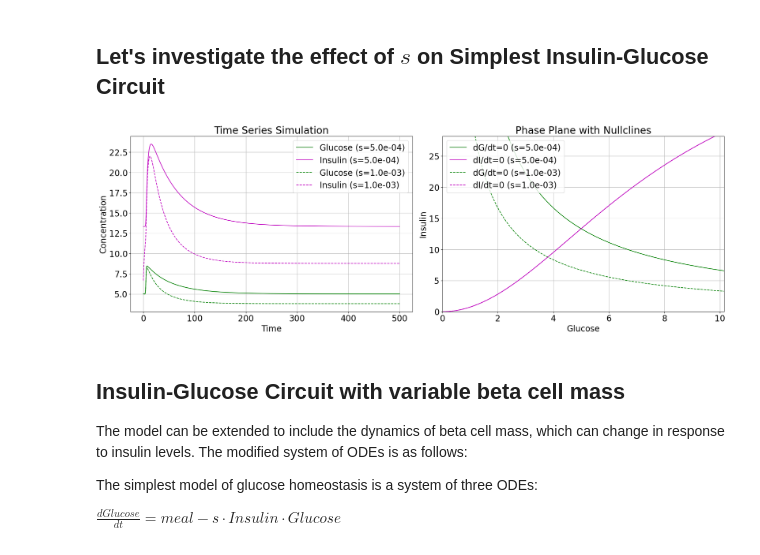
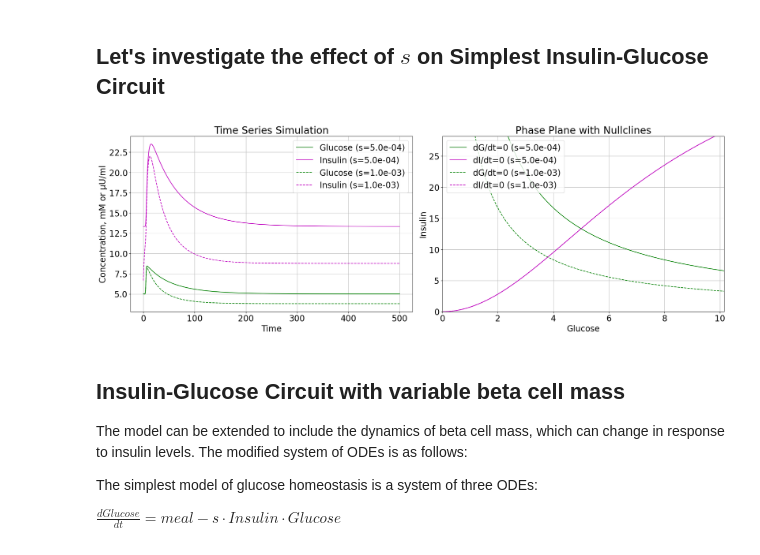
Before and after one commit to IB120-201-CCB210/Spring2025, a Jupyter notebook: Titov_Jupyter_Notebooks/Lecture_9_Insulin_Glucose_Homeostasis.ipynb, the cells around one changed output. Cells and saved outputs as stored; diff of their text form; code cells hidden in the pictures.

```diff
--- a/Titov_Jupyter_Notebooks/Lecture_9_Insulin_Glucose_Homeostasis.ipynb
+++ b/Titov_Jupyter_Notebooks/Lecture_9_Insulin_Glucose_Homeostasis.ipynb
@@ -206,35 +206,35 @@ for i, soln in enumerate(solutions):
     axs[0].plot(soln.t, soln.y[0], color=colors['Glucose'], linestyle=ls, label=f"Glucose (s={s_val:.1e})")
     axs[0].plot(soln.t, soln.y[1], color=colors['Insulin'], linestyle=ls, label=f"Insulin (s={s_val:.1e})")
 
 axs[0].set_xlabel("Time")
-axs[0].set_ylabel("Concentration")
+axs[0].set_ylabel("Concentration, mM or µU/ml")
 axs[0].set_title("Time Series Simulation")
 axs[0].legend()
 axs[0].grid(True)
 
 # Plot Phase Plane (axs[1])
 G_null_range = np.linspace(1e-6, glucose_max, 500)
 for i, soln in enumerate(solutions):
     s_val = steady_states[i]['s']
     ls = linestyles[i]
 
     # Nullclines
     I_null_glucose = m / (s_val * G_null_range)
     I_null_insulin = (q * beta_st / gamma) * (G_null_range**2) / (K**2 + G_null_range**2)
     axs[1].plot(G_null_range, I_null_glucose, color=colors['Glucose'], linestyle=ls, label=f'dG/dt=0 (s={s_val:.1e})')
     axs[1].plot(G_null_range, I_null_insulin, color=colors['Insulin'], linestyle=ls, label=f'dI/dt=0 (s={s_val:.1e})')
 
 axs[1].set_xlabel("Glucose")
 axs[1].set_ylabel("Insulin")
 axs[1].set_title("Phase Plane with Nullclines")
 axs[1].legend()
 axs[1].set_xlim([glucose_min, glucose_max])
 axs[1].set_ylim([insulin_min, insulin_max])
 axs[1].grid(True)
 
 plt.show()
 # %% [output]
-[figure, old version]
+[figure, new version]
 # %% [markdown]
 ## Insulin-Glucose Circuit with variable beta cell mass
 The model can be extended to include the dynamics of beta cell mass, which can change in response to insulin levels. The modified system of ODEs is as follows:
```
Also changed, not shown: parts of 3 cells of this notebook.
